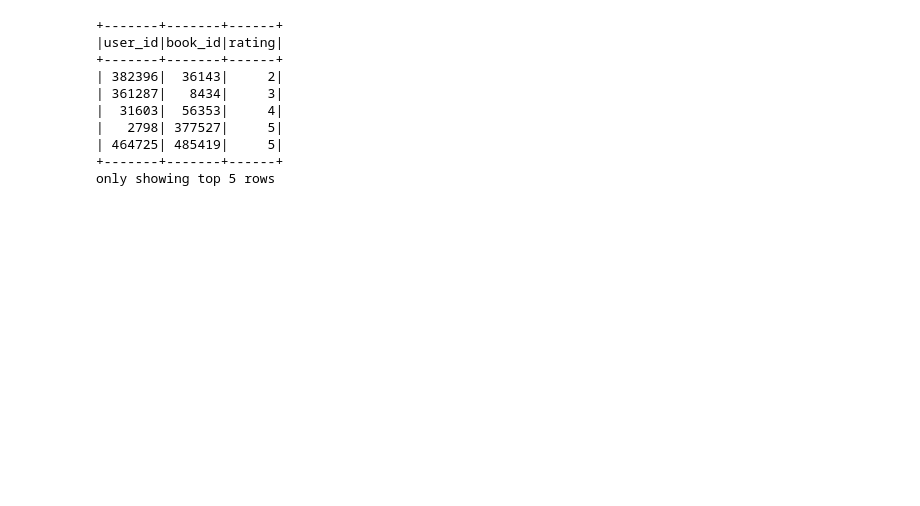
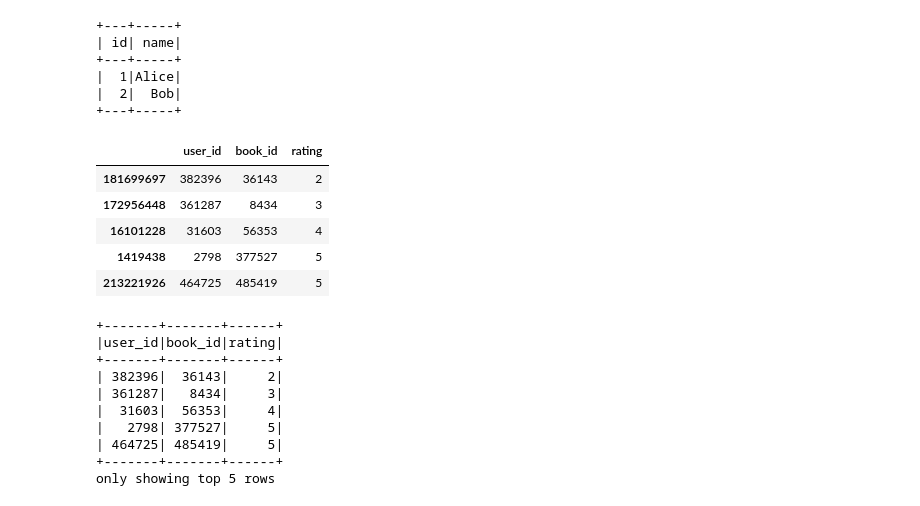
Before and after one commit to CrisprCat/next_read_recom, a Jupyter notebook: ALS_rec.ipynb, the cells around one changed output. Saved outputs shown, nothing was run; the diff lists cells and outputs as text; code cells hidden in the pictures; blank space fills up the shorter version.

```diff
--- a/ALS_rec.ipynb
+++ b/ALS_rec.ipynb
@@ -1,3 +1,28 @@
+# %%
+import os
+import sys
+from pyspark.sql import SparkSession
+
+# Use current virtualenv's Python
+os.environ["PYSPARK_PYTHON"] = sys.executable
+os.environ["PYSPARK_DRIVER_PYTHON"] = sys.executable
+
+spark = SparkSession.builder \
+    .master("local[*]") \
+    .appName("test") \
+    .getOrCreate()
+
+# dummy input
+data = [{"id": 1, "name": "Alice"}, {"id": 2, "name": "Bob"}]
+dfs = spark.createDataFrame(data)
+dfs.show(5)
+# %% [output]
++---+-----+
+| id| name|
++---+-----+
+|  1|Alice|
+|  2|  Bob|
++---+-----+
 # %%
 # Import data
 import pandas as pd
@@ -23,3 +48,11 @@ valid_users = books_per_user[books_per_user <= threshold].index
 # %%
 # Step 4: Filter the original dataframe
 filtered_df = interaction_df_clean[interaction_df_clean['user_id'].isin(valid_users)].sample(n=1000000, random_state=42)
+filtered_df.head()
+# %% [output]
+|  | user_id | book_id | rating |
+| 181699697 | 382396 | 36143 | 2 |
+| 172956448 | 361287 | 8434 | 3 |
+| 16101228 | 31603 | 56353 | 4 |
+| 1419438 | 2798 | 377527 | 5 |
+| 213221926 | 464725 | 485419 | 5 |
```
Also changed, not shown: parts of 14 cells of this notebook.
